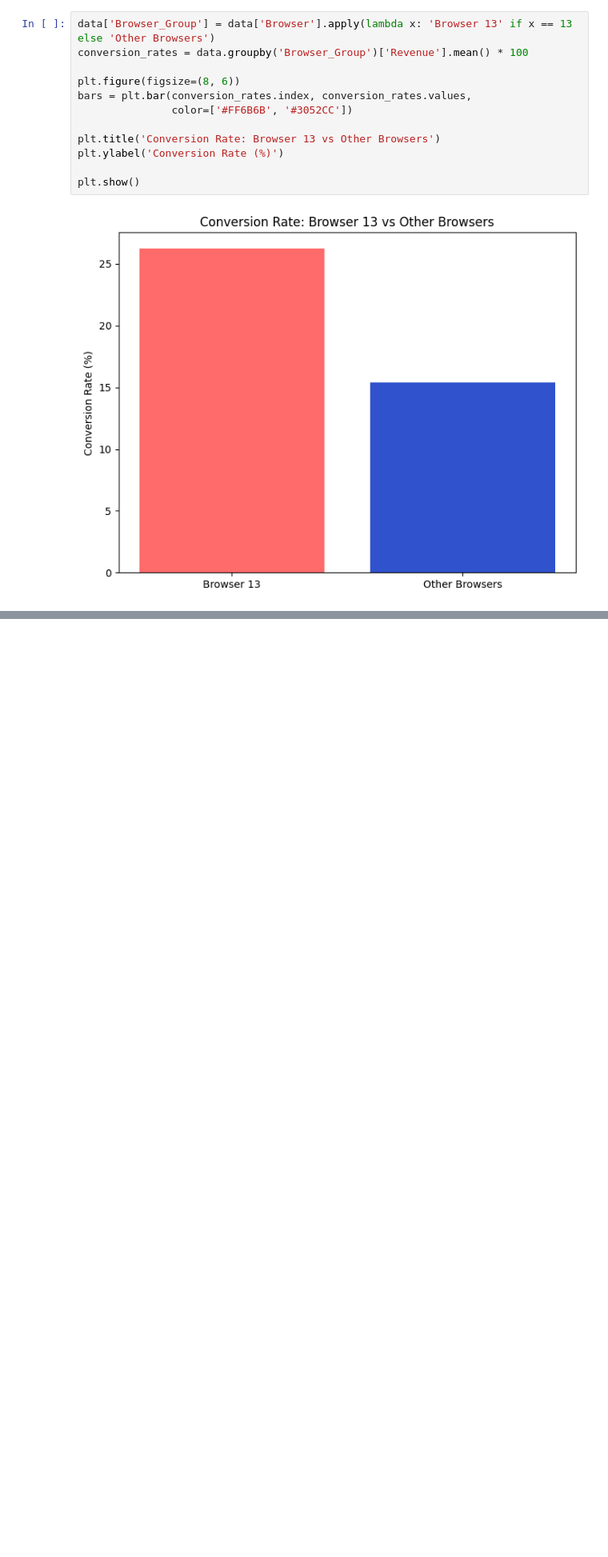
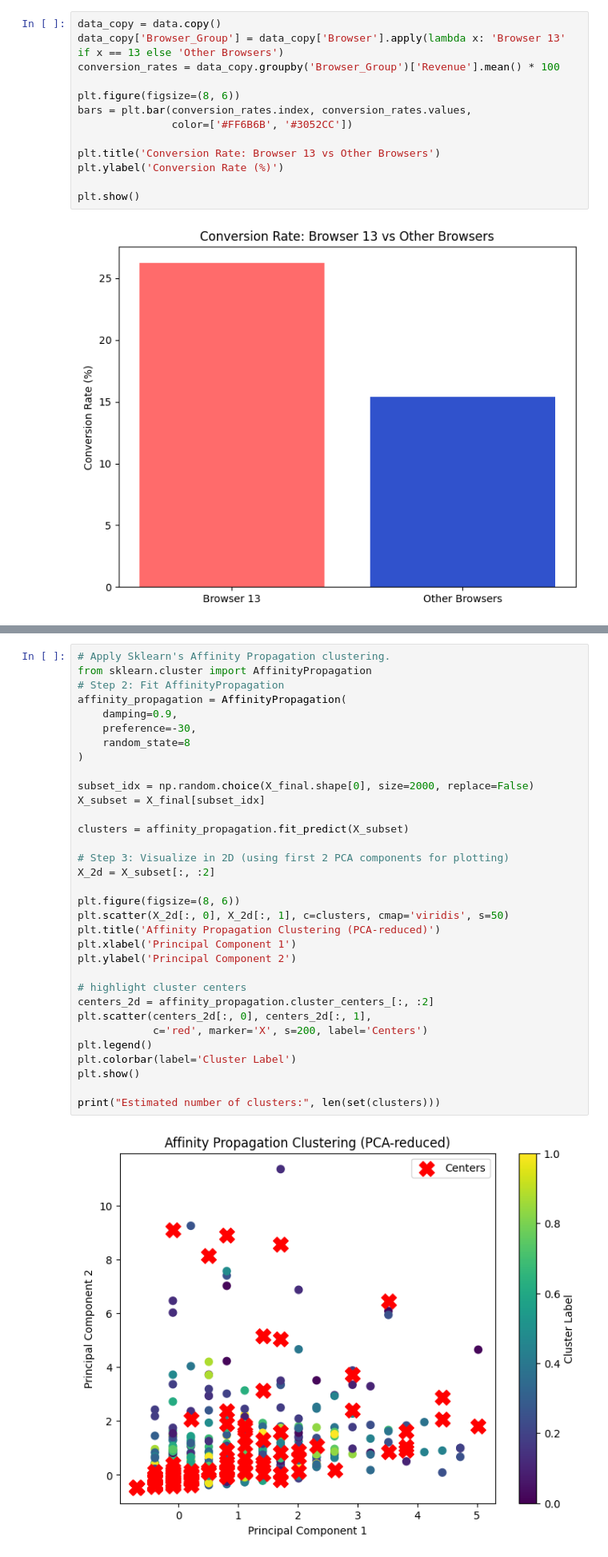
Before and after one commit to andreas4589/DataAnalytics, a Jupyter notebook: PA2/PA2.ipynb, the cells around one changed output, grey strips where cells are left out. Shown: that part at 80% size. Saved outputs shown, nothing was run; the diff lists cells and outputs as text; blank space fills up the shorter version.

Commit message:
Affinity propagation

```diff
--- a/PA2/PA2.ipynb
+++ b/PA2/PA2.ipynb
@@ -104,8 +104,9 @@ Meanwhile, special shopping events like Valentine's Day show decreased purchase
 The story is clear: businesses have massive untapped potential with most visitors leaving empty-handed, loyal customers becoming more selective, and special occasions failing to drive expected sales spikes. <br>
 The challenge isn't attracting traffic, it's converting browsers into buyers.
 # %%
-data['Browser_Group'] = data['Browser'].apply(lambda x: 'Browser 13' if x == 13 else 'Other Browsers')
-conversion_rates = data.groupby('Browser_Group')['Revenue'].mean() * 100
+data_copy = data.copy()
+data_copy['Browser_Group'] = data_copy['Browser'].apply(lambda x: 'Browser 13' if x == 13 else 'Other Browsers')
+conversion_rates = data_copy.groupby('Browser_Group')['Revenue'].mean() * 100
 
 plt.figure(figsize=(8, 6))
 bars = plt.bar(conversion_rates.index, conversion_rates.values,
@@ -119,0 +149,35 @@ plt.show()
+# %%
+# Apply Sklearn's Affinity Propagation clustering.
+from sklearn.cluster import AffinityPropagation
+# Step 2: Fit AffinityPropagation
+affinity_propagation = AffinityPropagation(
+    damping=0.9,
+    preference=-30,
+    random_state=8
+)
+
+subset_idx = np.random.choice(X_final.shape[0], size=2000, replace=False)
+X_subset = X_final[subset_idx]
+
+clusters = affinity_propagation.fit_predict(X_subset)
+
+# Step 3: Visualize in 2D (using first 2 PCA components for plotting)
+X_2d = X_subset[:, :2]
+
+plt.figure(figsize=(8, 6))
+plt.scatter(X_2d[:, 0], X_2d[:, 1], c=clusters, cmap='viridis', s=50)
+plt.title('Affinity Propagation Clustering (PCA-reduced)')
+plt.xlabel('Principal Component 1')
+plt.ylabel('Principal Component 2')
+
+# highlight cluster centers
+centers_2d = affinity_propagation.cluster_centers_[:, :2]
+plt.scatter(centers_2d[:, 0], centers_2d[:, 1],
+            c='red', marker='X', s=200, label='Centers')
+plt.legend()
+plt.colorbar(label='Cluster Label')
+plt.show()
+
+print("Estimated number of clusters:", len(set(clusters)))
+# %% [output]
+[figure, added]
```
Also changed, not shown: parts of 4 cells of this notebook.
